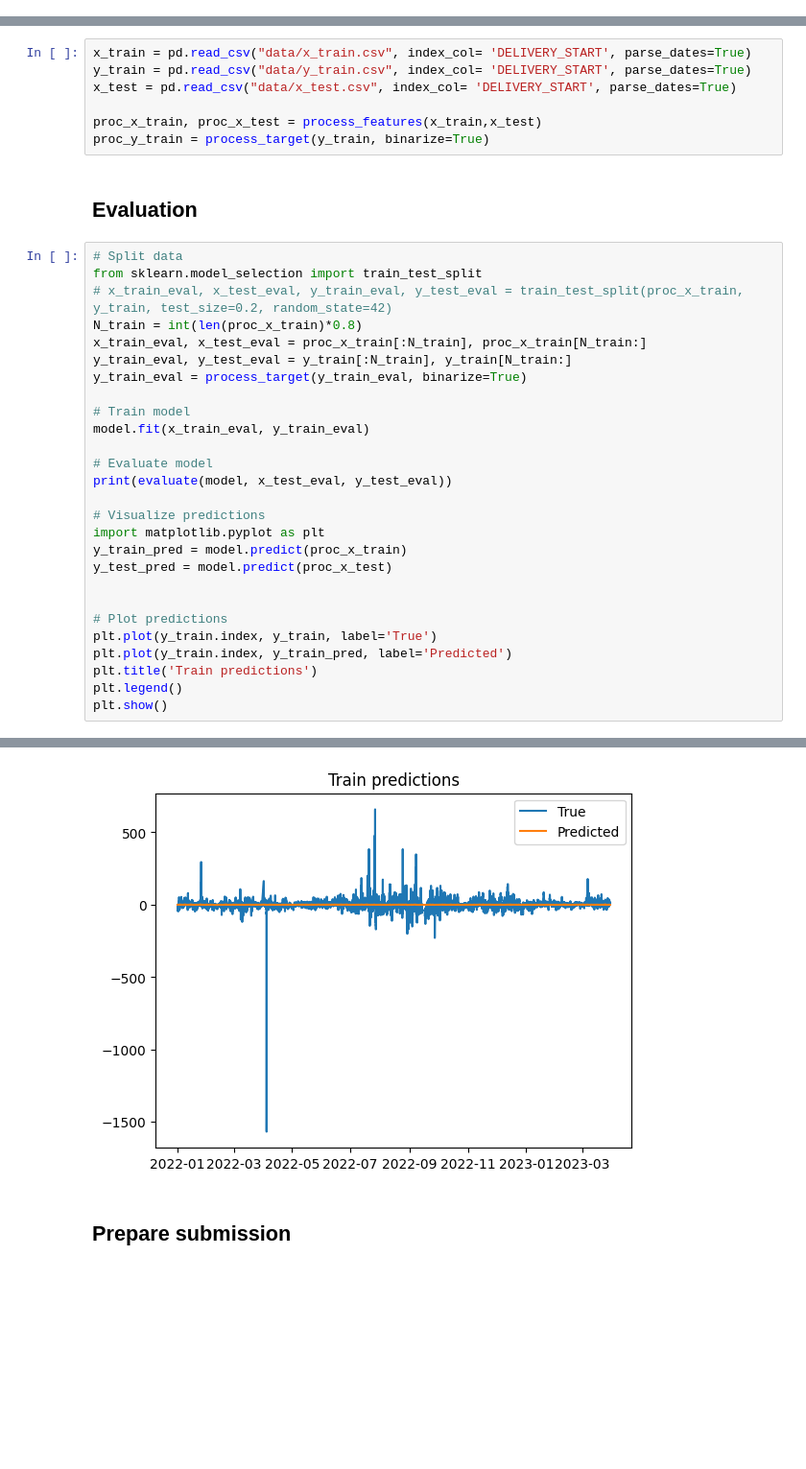
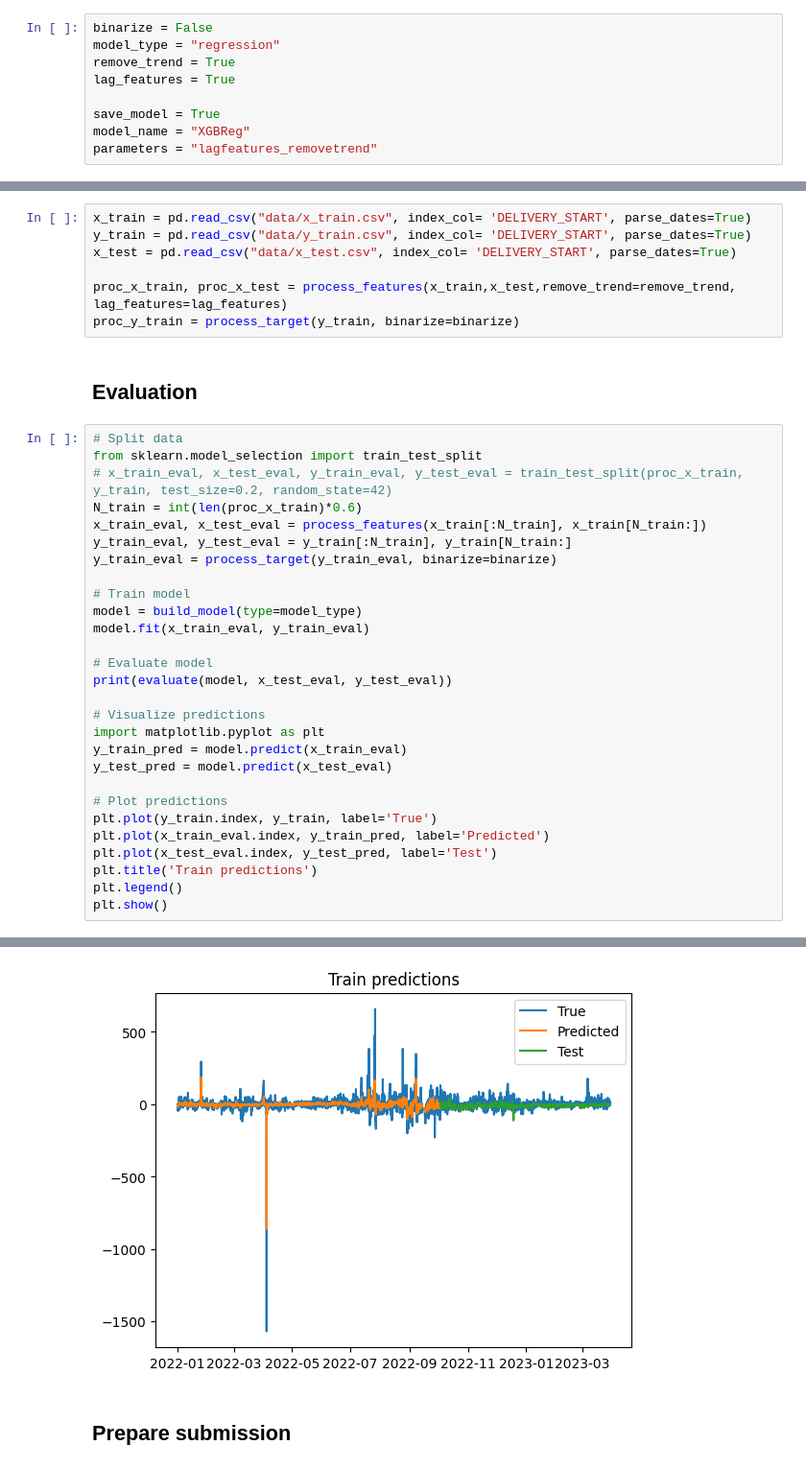
Before and after one commit to nour-m-bouayed/data_challenge_elmy, a Jupyter notebook: prepare_submission.ipynb, the cells around one changed output, grey strips where cells are left out. Shown at 96% size. Saved outputs shown, nothing was run; the diff lists cells and outputs as text; blank space fills up the shorter version.

Commit message:
lag feature, remove trend, fix eval again

```diff
--- a/prepare_submission.ipynb
+++ b/prepare_submission.ipynb
@@ -1,2 +1,11 @@
+# %%
+binarize = False
+model_type = "regression"
+remove_trend = True
+lag_features = True
+
+save_model = True
+model_name = "XGBReg"
+parameters = "lagfeatures_removetrend"
 # %%
 import pandas as pd
@@ -19,20 +26,21 @@ x_train = pd.read_csv("data/x_train.csv", index_col= 'DELIVERY_START', parse_dat
 y_train = pd.read_csv("data/y_train.csv", index_col= 'DELIVERY_START', parse_dates=True)
 x_test = pd.read_csv("data/x_test.csv", index_col= 'DELIVERY_START', parse_dates=True)
 
-proc_x_train, proc_x_test = process_features(x_train,x_test)
-proc_y_train = process_target(y_train, binarize=True)
+proc_x_train, proc_x_test = process_features(x_train,x_test,remove_trend=remove_trend, lag_features=lag_features)
+proc_y_train = process_target(y_train, binarize=binarize)
 # %% [markdown]
 ## Evaluation
 # %%
 # Split data
 from sklearn.model_selection import train_test_split
 # x_train_eval, x_test_eval, y_train_eval, y_test_eval = train_test_split(proc_x_train, y_train, test_size=0.2, random_state=42)
-N_train = int(len(proc_x_train)*0.8)
-x_train_eval, x_test_eval = proc_x_train[:N_train], proc_x_train[N_train:]
+N_train = int(len(proc_x_train)*0.6)
+x_train_eval, x_test_eval = process_features(x_train[:N_train], x_train[N_train:])
 y_train_eval, y_test_eval = y_train[:N_train], y_train[N_train:]
-y_train_eval = process_target(y_train_eval, binarize=True)
+y_train_eval = process_target(y_train_eval, binarize=binarize)
 
 # Train model
+model = build_model(type=model_type)
 model.fit(x_train_eval, y_train_eval)
 
 # Evaluate model
@@ -40,13 +48,13 @@ print(evaluate(model, x_test_eval, y_test_eval))
 
 # Visualize predictions
 import matplotlib.pyplot as plt
-y_train_pred = model.predict(proc_x_train)
-y_test_pred = model.predict(proc_x_test)
-
+y_train_pred = model.predict(x_train_eval)
+y_test_pred = model.predict(x_test_eval)
 
 # Plot predictions
 plt.plot(y_train.index, y_train, label='True')
-plt.plot(y_train.index, y_train_pred, label='Predicted')
+plt.plot(x_train_eval.index, y_train_pred, label='Predicted')
+plt.plot(x_test_eval.index, y_test_pred, label='Test')
 plt.title('Train predictions')
 plt.legend()
 plt.show()
@@ -62,3 +63,3 @@ plt.show()
-[figure, old version]
+[figure, new version]
 # %% [markdown]
 ## Prepare submission
```
Also changed, not shown: parts of 4 cells of this notebook, 2 other files.
